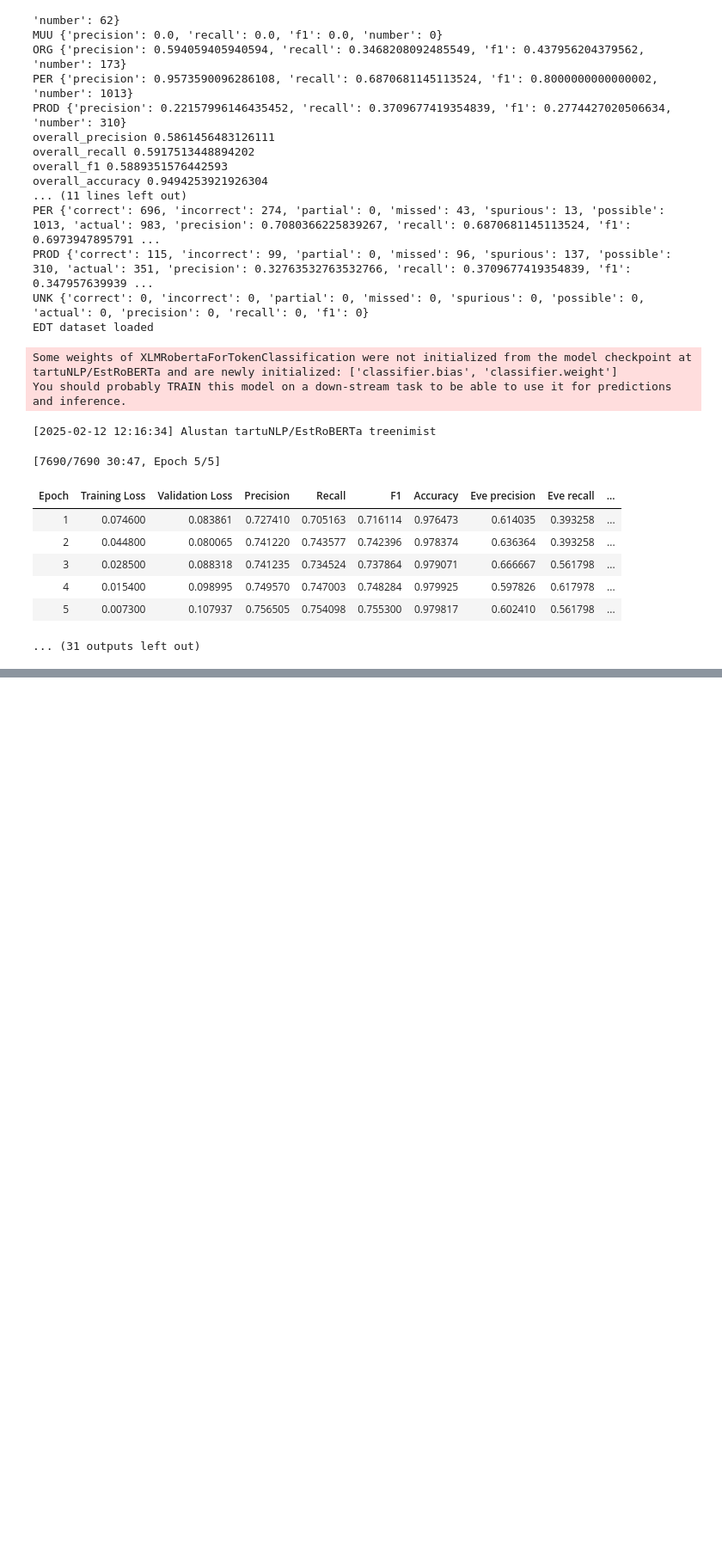
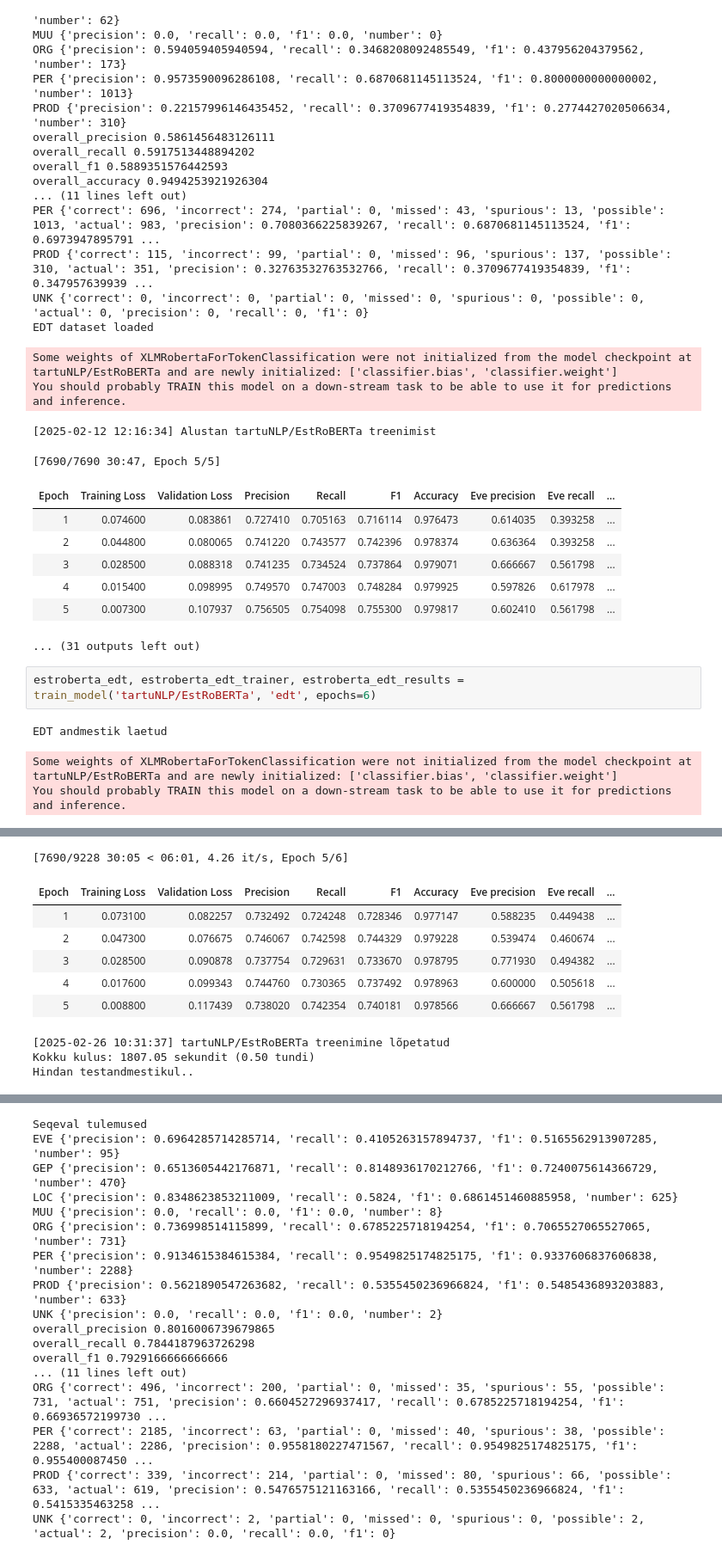
Before and after one commit to martinkivisikk/ner_thesis, a Jupyter notebook: main_nb.ipynb, the cells around one changed output, grey strips where cells are left out. Shown at 86% size. Saved outputs shown, nothing was run; the diff lists cells and outputs as text; blank space fills up the shorter version.

```diff
--- a/main_nb.ipynb
+++ b/main_nb.ipynb
@@ -152,3 +163,9 @@ You should probably TRAIN this model on a down-stream task to be able to use it
 | 4 | 0.015400 | 0.098995 | 0.749570 | 0.747003 | 0.748284 | 0.979925 | 0.597826 | 0.617978 | ... |
 | 5 | 0.007300 | 0.107937 | 0.756505 | 0.754098 | 0.755300 | 0.979817 | 0.602410 | 0.561798 | ... |
 ... (31 outputs left out)
+# %%
+estroberta_edt, estroberta_edt_trainer, estroberta_edt_results = train_model('tartuNLP/EstRoBERTa', 'edt', epochs=6)
+# %% [output]
+EDT andmestik laetud
+Some weights of XLMRobertaForTokenClassification were not initialized from the model checkpoint at tartuNLP/EstRoBERTa and are newly initialized: ['classifier.bias', 'classifier.weight']
+You should probably TRAIN this model on a down-stream task to be able to use it for predictions and inference.
@@ -154,0 +173,10 @@ You should probably TRAIN this model on a down-stream task to be able to use it
+[7690/9228 30:05 < 06:01, 4.26 it/s, Epoch 5/6]
+| Epoch | Training Loss | Validation Loss | Precision | Recall | F1 | Accuracy | Eve precision | Eve recall | ... |
+| 1 | 0.073100 | 0.082257 | 0.732492 | 0.724248 | 0.728346 | 0.977147 | 0.588235 | 0.449438 | ... |
+| 2 | 0.047300 | 0.076675 | 0.746067 | 0.742598 | 0.744329 | 0.979228 | 0.539474 | 0.460674 | ... |
+| 3 | 0.028500 | 0.090878 | 0.737754 | 0.729631 | 0.733670 | 0.978795 | 0.771930 | 0.494382 | ... |
+| 4 | 0.017600 | 0.099343 | 0.744760 | 0.730365 | 0.737492 | 0.978963 | 0.600000 | 0.505618 | ... |
+| 5 | 0.008800 | 0.117439 | 0.738020 | 0.742354 | 0.740181 | 0.978566 | 0.666667 | 0.561798 | ... |
+[2025-02-26 10:31:37] tartuNLP/EstRoBERTa treenimine lõpetatud
+Kokku kulus: 1807.05 sekundit (0.50 tundi)
+Hindan testandmestikul..
@@ -154,0 +184,17 @@ You should probably TRAIN this model on a down-stream task to be able to use it
+Seqeval tulemused
+EVE {'precision': 0.6964285714285714, 'recall': 0.4105263157894737, 'f1': 0.5165562913907285, 'number': 95}
+GEP {'precision': 0.6513605442176871, 'recall': 0.8148936170212766, 'f1': 0.7240075614366729, 'number': 470}
+LOC {'precision': 0.8348623853211009, 'recall': 0.5824, 'f1': 0.6861451460885958, 'number': 625}
+MUU {'precision': 0.0, 'recall': 0.0, 'f1': 0.0, 'number': 8}
+ORG {'precision': 0.736998514115899, 'recall': 0.6785225718194254, 'f1': 0.7065527065527065, 'number': 731}
+PER {'precision': 0.9134615384615384, 'recall': 0.9549825174825175, 'f1': 0.9337606837606838, 'number': 2288}
+PROD {'precision': 0.5621890547263682, 'recall': 0.5355450236966824, 'f1': 0.5485436893203883, 'number': 633}
+UNK {'precision': 0.0, 'recall': 0.0, 'f1': 0.0, 'number': 2}
+overall_precision 0.8016006739679865
+overall_recall 0.7844187963726298
+overall_f1 0.7929166666666666
+... (11 lines left out)
+ORG {'correct': 496, 'incorrect': 200, 'partial': 0, 'missed': 35, 'spurious': 55, 'possible': 731, 'actual': 751, 'precision': 0.6604527296937417, 'recall': 0.6785225718194254, 'f1': 0.66936572199730 ...
+PER {'correct': 2185, 'incorrect': 63, 'partial': 0, 'missed': 40, 'spurious': 38, 'possible': 2288, 'actual': 2286, 'precision': 0.9558180227471567, 'recall': 0.9549825174825175, 'f1': 0.955400087450 ...
+PROD {'correct': 339, 'incorrect': 214, 'partial': 0, 'missed': 80, 'spurious': 66, 'possible': 633, 'actual': 619, 'precision': 0.5476575121163166, 'recall': 0.5355450236966824, 'f1': 0.5415335463258 ...
+UNK {'correct': 0, 'incorrect': 2, 'partial': 0, 'missed': 0, 'spurious': 0, 'possible': 2, 'actual': 2, 'precision': 0.0, 'recall': 0.0, 'f1': 0}
```
Also changed, not shown: parts of 5 cells of this notebook.
